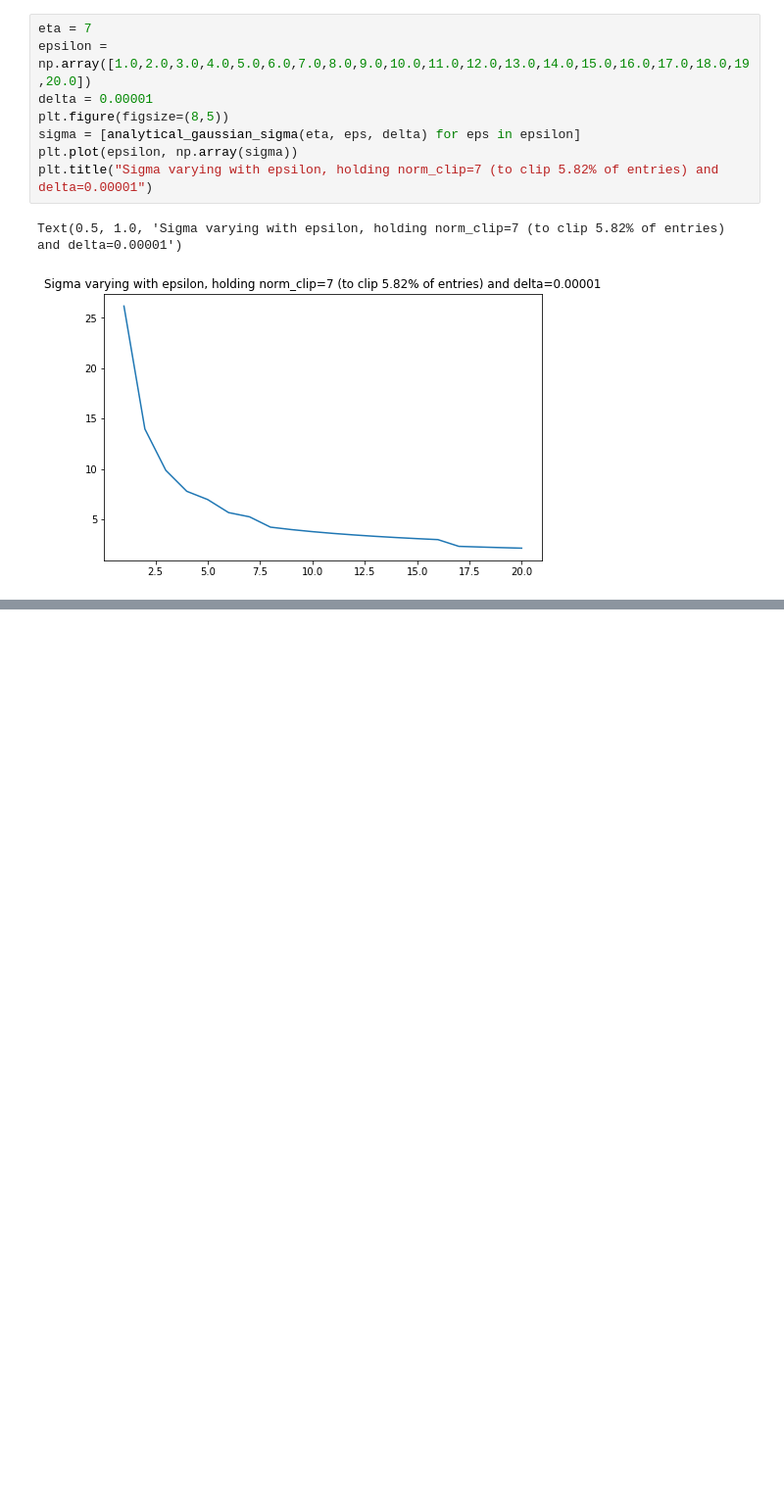
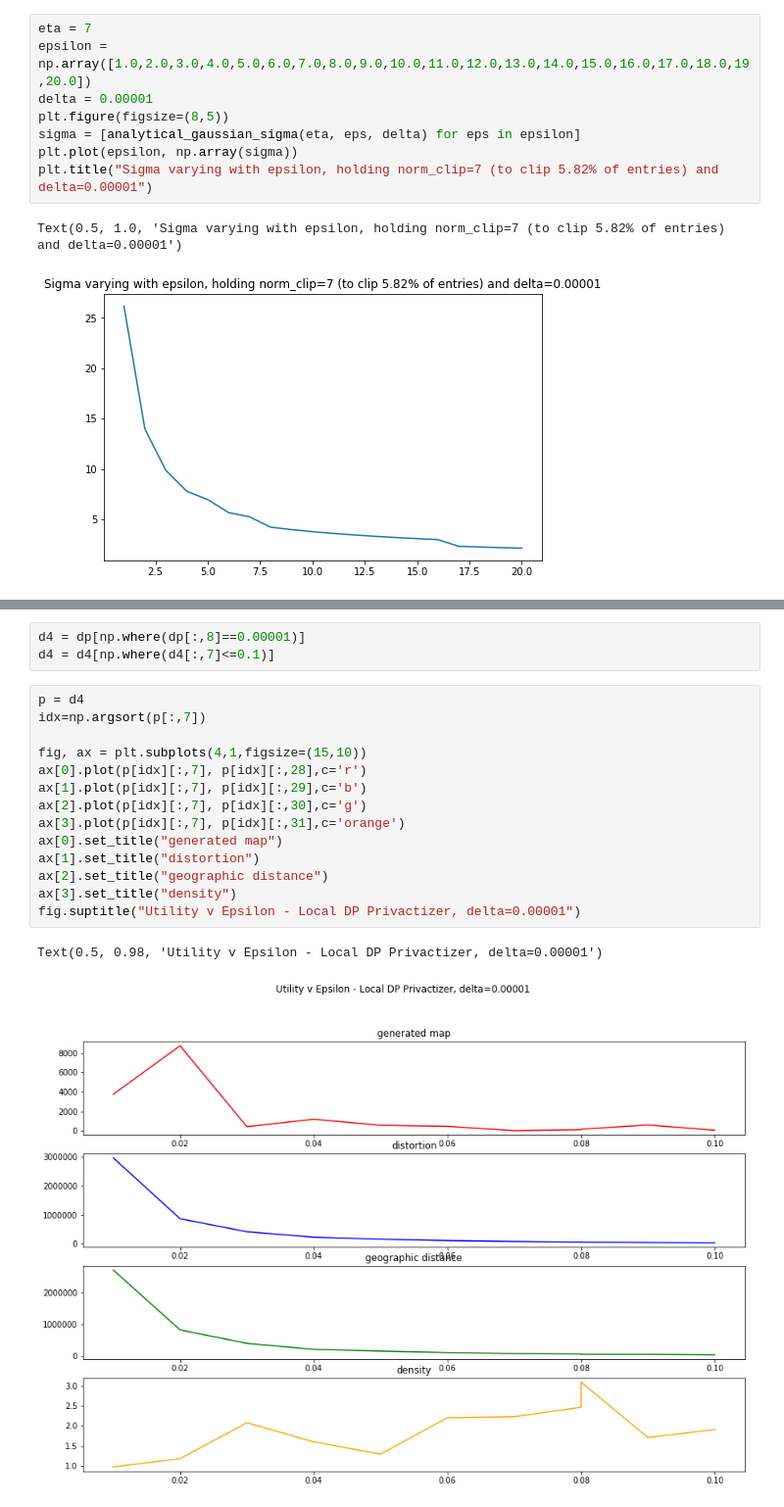
Before and after one commit to lillyclark/pytorch_privacy, a Jupyter notebook: Process Results.ipynb, the cells around one changed output, grey strips where cells are left out. Shown at 98% size. Saved outputs shown, nothing was run; the diff lists cells and outputs as text; blank space fills up the shorter version.

```diff
--- a/Process Results.ipynb
+++ b/Process Results.ipynb
@@ -99,0 +233,20 @@ Text(0.5, 1.0, 'Sigma varying with epsilon, holding norm_clip=7 (to clip 5.82% o
+# %%
+d4 = dp[np.where(dp[:,8]==0.00001)]
+d4 = d4[np.where(d4[:,7]<=0.1)]
+# %%
+p = d4
+idx=np.argsort(p[:,7])
+
+fig, ax = plt.subplots(4,1,figsize=(15,10))
+ax[0].plot(p[idx][:,7], p[idx][:,28],c='r')
+ax[1].plot(p[idx][:,7], p[idx][:,29],c='b')
+ax[2].plot(p[idx][:,7], p[idx][:,30],c='g')
+ax[3].plot(p[idx][:,7], p[idx][:,31],c='orange')
+ax[0].set_title("generated map")
+ax[1].set_title("distortion")
+ax[2].set_title("geographic distance")
+ax[3].set_title("density")
+fig.suptitle("Utility v Epsilon - Local DP Privactizer, delta=0.00001")
+# %% [output]
+Text(0.5, 0.98, 'Utility v Epsilon - Local DP Privactizer, delta=0.00001')
+[figure, added]
```
Also changed, not shown: parts of 13 cells of this notebook, 4 other files.
